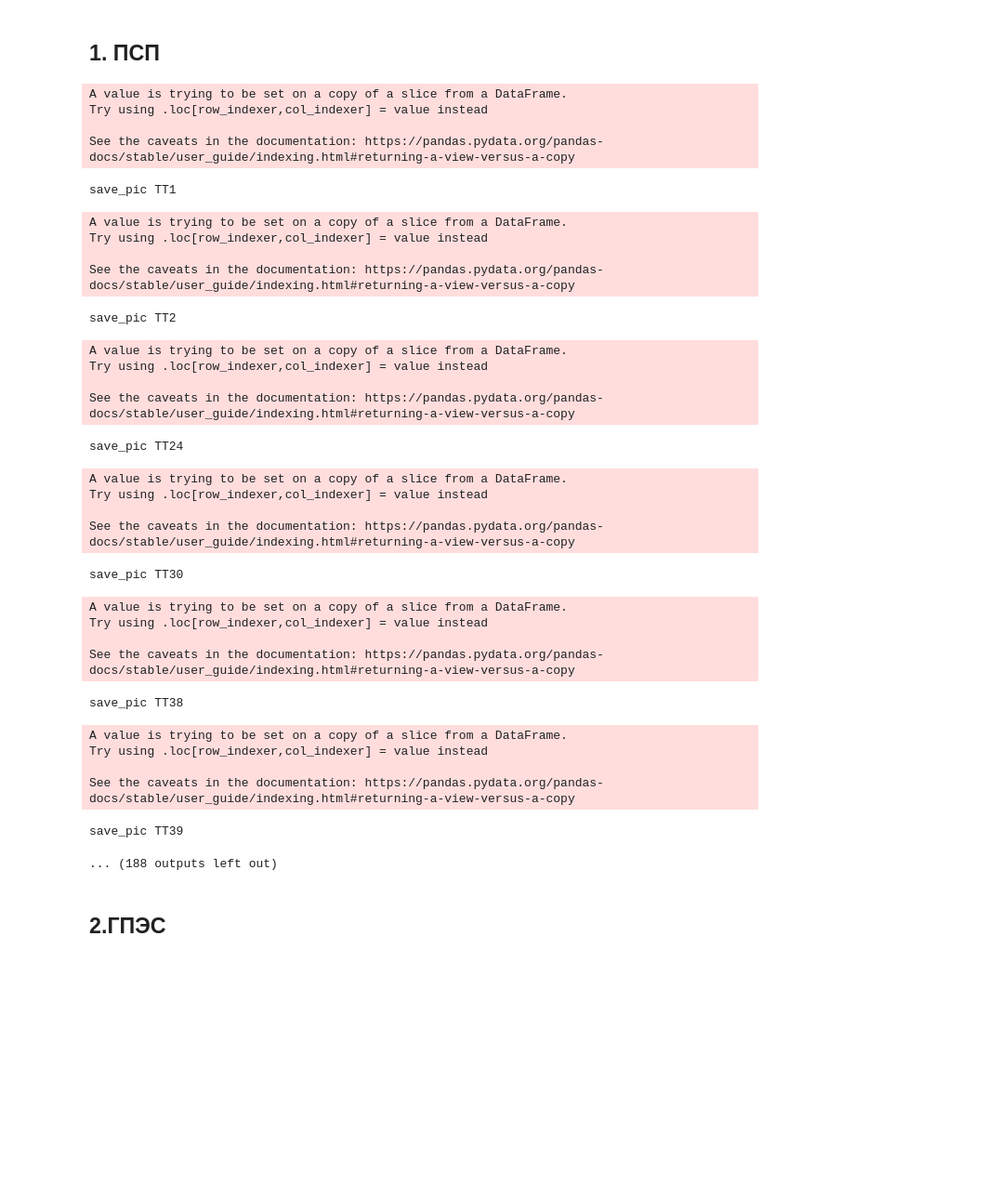
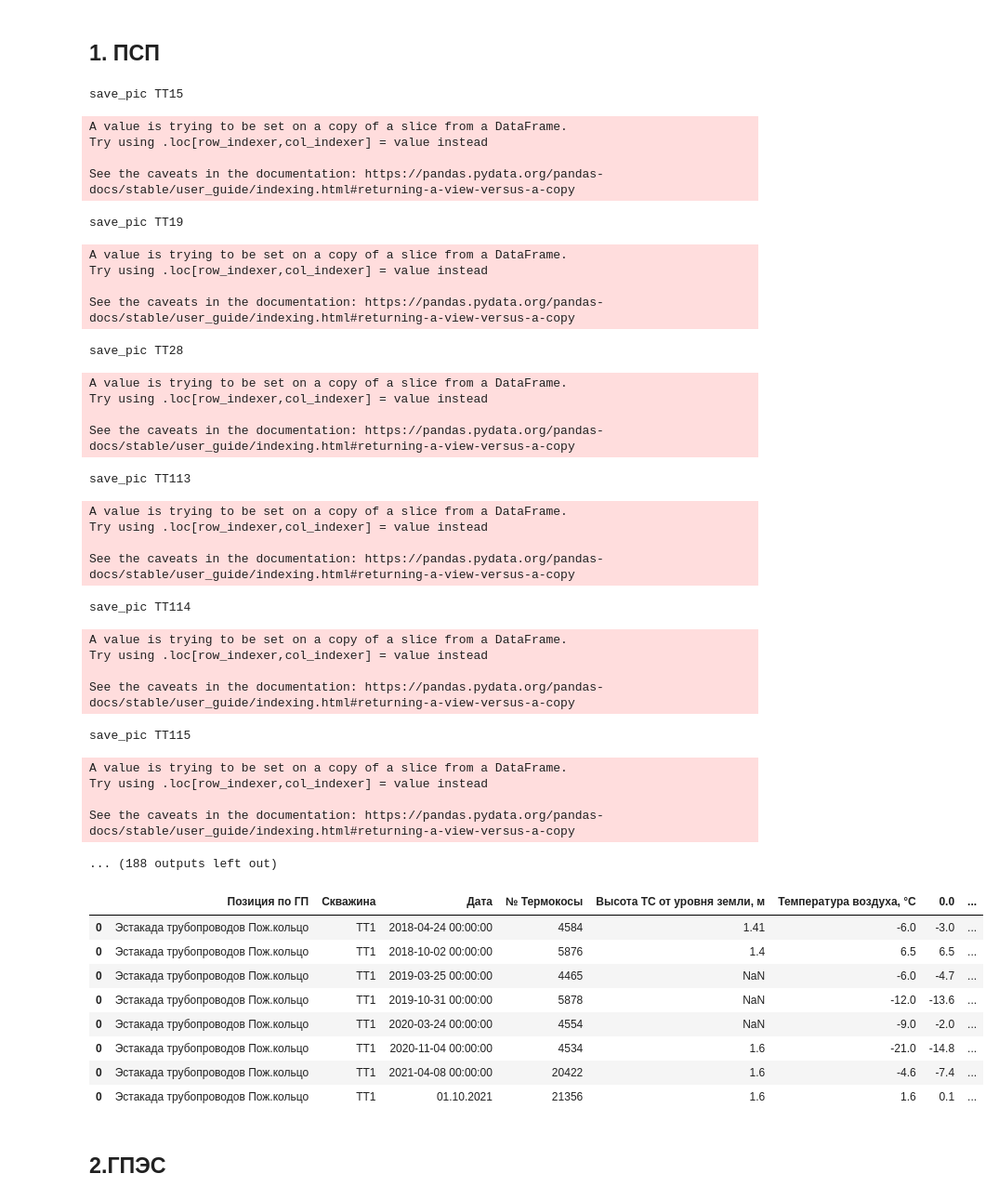
Before and after one commit to NikolaevMikhailRoma/m_project, a Jupyter notebook: Mesoyaha_passports.ipynb, the cells around one changed output. Shown: that part at 93% size. Drawn from its saved outputs; the diff is of its cells as text; code cells hidden in the pictures; blank space fills up the shorter version.

```diff
--- a/Mesoyaha_passports.ipynb
+++ b/Mesoyaha_passports.ipynb
@@ -582,7 +574,7 @@ NotImplementedError: ignored
 path_to_file = 'drive/MyDrive/WORK/Месояха/Том 8/Том VIII Приложение А,Б_ПСП.xlsx' # относительный путь до приложения
 list_of_table_names = ['ПСП Весна 2018', 'ПСП Осень 2018', 'ПСП Весна 2019',
                        'ПСП Осень 2019', 'ПСП Весна 2020', 'ПСП Осень 2020',
-                       'ПСП Весна 2021'] #обрабатываемые листы в порядке заполнения пасспорта
+                       'ПСП Весна 2021', 'ПСП Осень 2021',] #обрабатываемые листы в порядке заполнения пасспорта
 column_with_well_names = 'Unnamed: 3'
 name_of_area = 'Площадка ПСП' #название площадки
 do_you_want_refrest_graph = True # Хотите ли обновить графики (True - если хотим, False - если нет)
@@ -616,37 +608,49 @@ wb.save(name_of_passport_file)
 
 print('Vse')
 # %% [output]
-A value is trying to be set on a copy of a slice from a DataFrame.
-Try using .loc[row_indexer,col_indexer] = value instead
-
-See the caveats in the documentation: https://pandas.pydata.org/pandas-docs/stable/user_guide/indexing.html#returning-a-view-versus-a-copy
+save_pic ТТ15
-save_pic ТТ1
+A value is trying to be set on a copy of a slice from a DataFrame.
+Try using .loc[row_indexer,col_indexer] = value instead
+
+See the caveats in the documentation: https://pandas.pydata.org/pandas-docs/stable/user_guide/indexing.html#returning-a-view-versus-a-copy
-A value is trying to be set on a copy of a slice from a DataFrame.
-Try using .loc[row_indexer,col_indexer] = value instead
-
-See the caveats in the documentation: https://pandas.pydata.org/pandas-docs/stable/user_guide/indexing.html#returning-a-view-versus-a-copy
+save_pic ТТ19
-save_pic ТТ2
+A value is trying to be set on a copy of a slice from a DataFrame.
+Try using .loc[row_indexer,col_indexer] = value instead
+
+See the caveats in the documentation: https://pandas.pydata.org/pandas-docs/stable/user_guide/indexing.html#returning-a-view-versus-a-copy
-A value is trying to be set on a copy of a slice from a DataFrame.
-Try using .loc[row_indexer,col_indexer] = value instead
-
-See the caveats in the documentation: https://pandas.pydata.org/pandas-docs/stable/user_guide/indexing.html#returning-a-view-versus-a-copy
+save_pic ТТ28
-save_pic ТТ24
+A value is trying to be set on a copy of a slice from a DataFrame.
+Try using .loc[row_indexer,col_indexer] = value instead
+
+See the caveats in the documentation: https://pandas.pydata.org/pandas-docs/stable/user_guide/indexing.html#returning-a-view-versus-a-copy
-A value is trying to be set on a copy of a slice from a DataFrame.
-Try using .loc[row_indexer,col_indexer] = value instead
-
-See the caveats in the documentation: https://pandas.pydata.org/pandas-docs/stable/user_guide/indexing.html#returning-a-view-versus-a-copy
+save_pic ТТ113
-save_pic ТТ30
+A value is trying to be set on a copy of a slice from a DataFrame.
+Try using .loc[row_indexer,col_indexer] = value instead
+
+See the caveats in the documentation: https://pandas.pydata.org/pandas-docs/stable/user_guide/indexing.html#returning-a-view-versus-a-copy
-A value is trying to be set on a copy of a slice from a DataFrame.
-Try using .loc[row_indexer,col_indexer] = value instead
-
-See the caveats in the documentation: https://pandas.pydata.org/pandas-docs/stable/user_guide/indexing.html#returning-a-view-versus-a-copy
+save_pic ТТ114
-save_pic ТТ38
+A value is trying to be set on a copy of a slice from a DataFrame.
+Try using .loc[row_indexer,col_indexer] = value instead
+
+See the caveats in the documentation: https://pandas.pydata.org/pandas-docs/stable/user_guide/indexing.html#returning-a-view-versus-a-copy
-A value is trying to be set on a copy of a slice from a DataFrame.
-Try using .loc[row_indexer,col_indexer] = value instead
-
-See the caveats in the documentation: https://pandas.pydata.org/pandas-docs/stable/user_guide/indexing.html#returning-a-view-versus-a-copy
+save_pic ТТ115
-save_pic ТТ39
+A value is trying to be set on a copy of a slice from a DataFrame.
+Try using .loc[row_indexer,col_indexer] = value instead
+
+See the caveats in the documentation: https://pandas.pydata.org/pandas-docs/stable/user_guide/indexing.html#returning-a-view-versus-a-copy
 ... (188 outputs left out)
+# %%
+df_of_well
+# %% [output]
+|  | Позиция по ГП | Скважина | Дата | № Термокосы | Высота ТС от уровня земли, м | Температура воздуха, °С | 0.0 | ... |
+| 0 | Эстакада трубопроводов Пож.кольцо | ТТ1 | 2018-04-24 00:00:00 | 4584 | 1.41 | -6.0 | -3.0 | ... |
+| 0 | Эстакада трубопроводов Пож.кольцо | ТТ1 | 2018-10-02 00:00:00 | 5876 | 1.4 | 6.5 | 6.5 | ... |
+| 0 | Эстакада трубопроводов Пож.кольцо | ТТ1 | 2019-03-25 00:00:00 | 4465 | NaN | -6.0 | -4.7 | ... |
+| 0 | Эстакада трубопроводов Пож.кольцо | ТТ1 | 2019-10-31 00:00:00 | 5878 | NaN | -12.0 | -13.6 | ... |
+| 0 | Эстакада трубопроводов Пож.кольцо | ТТ1 | 2020-03-24 00:00:00 | 4554 | NaN | -9.0 | -2.0 | ... |
+| 0 | Эстакада трубопроводов Пож.кольцо | ТТ1 | 2020-11-04 00:00:00 | 4534 | 1.6 | -21.0 | -14.8 | ... |
+| 0 | Эстакада трубопроводов Пож.кольцо | ТТ1 | 2021-04-08 00:00:00 | 20422 | 1.6 | -4.6 | -7.4 | ... |
+| 0 | Эстакада трубопроводов Пож.кольцо | ТТ1 | 01.10.2021 | 21356 | 1.6 | 1.6 | 0.1 | ... |
 # %% [markdown]
 ## 2.ГПЭС
 # %%
```
Also changed, not shown: parts of 9 cells of this notebook.
